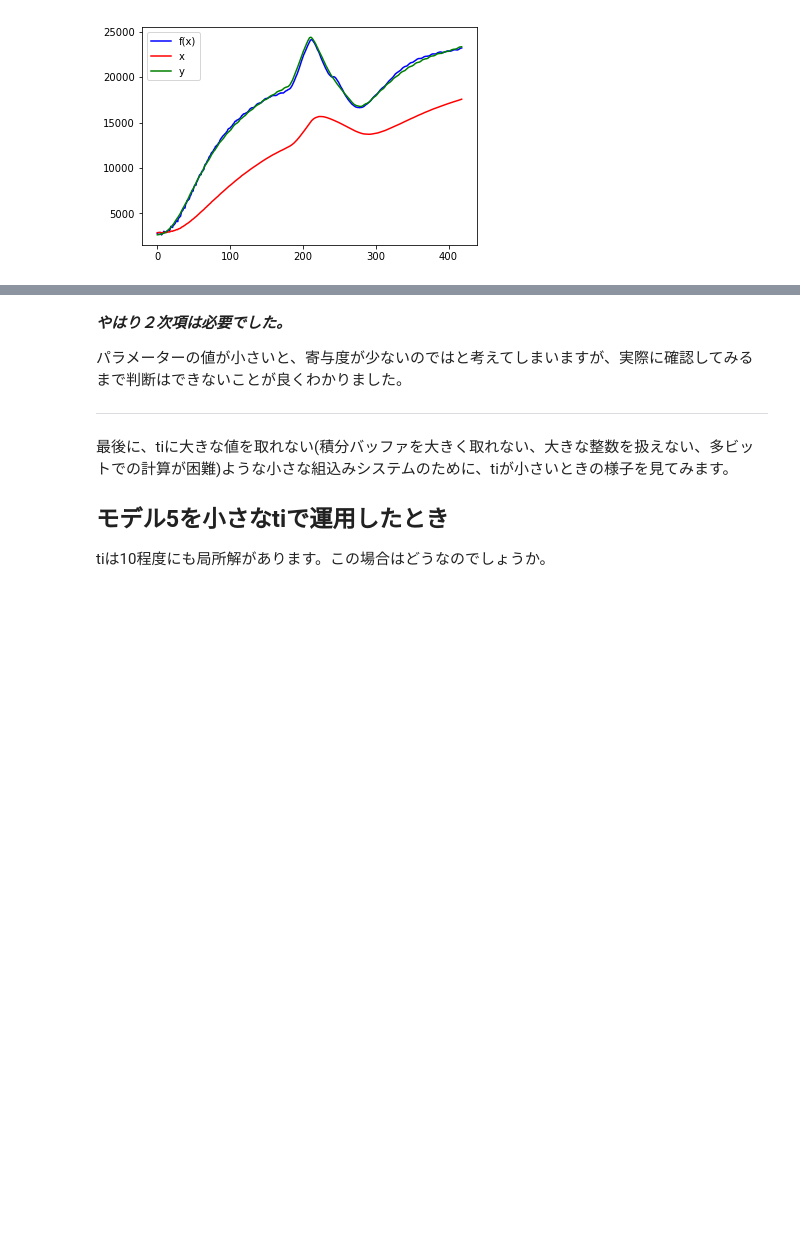
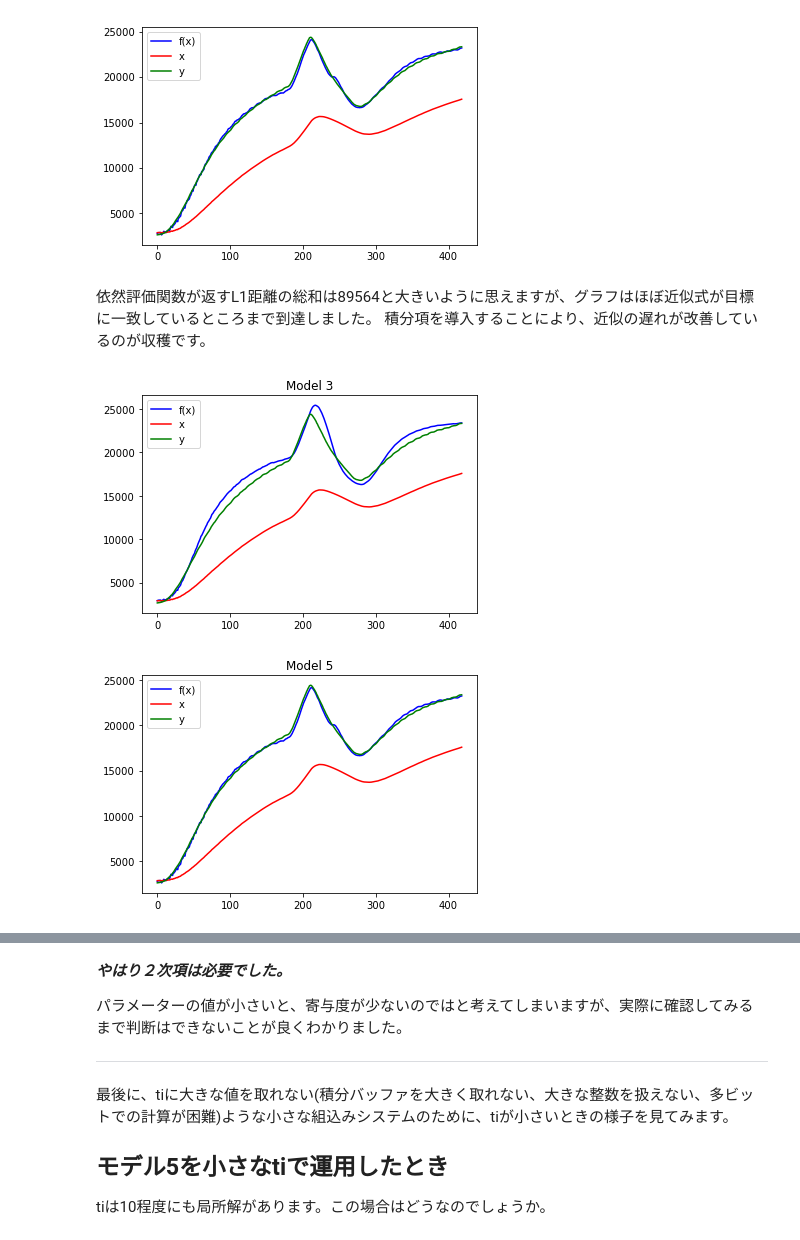
Before and after one commit to daisukelab/general-learning, a Jupyter notebook: Python example - simple parameter optimization.ipynb, the cells around one changed output, grey strips where cells are left out. Drawn from its saved outputs; the diff is of its cells as text; code cells hidden in the pictures; blank space fills up the shorter version.

```diff
--- a/Python example - simple parameter optimization.ipynb
+++ b/Python example - simple parameter optimization.ipynb
@@ -207,10 +210,12 @@ def solve_and_plot_by_td(td, f, x, y):
     # 遅れデータを作り
     xdelay = make_delayed(d=x, delay_step=td)
     # 最適化を計算し
-    _params = param_solver(f=f, x=(x, xdelay), y=y)
-    plot_all(f, (x, xdelay), y, _params)
+    params = param_solver(f=f, x=(x, xdelay), y=y)
+    # 可視化
+    plot_all(f, (x, xdelay), y, params)
+    return params
 
-solve_and_plot_by_td(final_td, f3, x, y)
+f3_params = solve_and_plot_by_td(final_td, f3, x, y)
 # %% [output]
 params = [ -3.56938479e-05   2.02134829e+00   1.78433928e+00  -2.62914982e+03]
 params_covariance = [[  1.41335136e-12  -2.83473596e-08   7.69752574e-09   1.03708164e-04]
@@ -330,10 +341,12 @@ def solve_and_plot_by_ti(ti, f, x, xdelay, y):
     # 積分データを作り
     xsum = integral(x, ti)
     # 最適化を計算し
-    _params = param_solver(f=f, x=(x, xdelay, xsum), y=y)
-    plot_all(f, (x, xdelay, xsum), y, _params)
+    params = param_solver(f=f, x=(x, xdelay, xsum), y=y)
+    # 可視化
+    plot_all(f, (x, xdelay, xsum), y, params)
+    return params
 
-solve_and_plot_by_ti(final_ti, f5, x, xdelay, y)
+f5_params = solve_and_plot_by_ti(final_ti, f5, x, xdelay, y)
 # %% [output]
 params = [ -3.03782209e-05   9.91815249e+00  -4.26387796e+00  -7.99927214e+00
   -2.47884462e+03]
@@ -350,4 +363,24 @@ params_covariance = [[  6.63718559e-13   3.34745759e-08  -2.98614480e-08  -4.669
 standad deviation errors =  [  8.14689241e-07   2.68067843e-01   1.88362568e-01   2.70382359e-01
    7.05755715e+01]
 [figure]
+# %% [markdown]
+依然評価関数が返すL1距離の総和は89564と大きいように思えますが、グラフはほぼ近似式が目標に一致しているところまで到達しました。
+積分項を導入することにより、近似の遅れが改善しているのが収穫です。
+# %%
+def plot_one(ax, f, x, y, params):
+    ax.plot(t, f(x, *params), 'b-', label="f(x)")
+    ax.plot(t, x if len(np.array(x).shape) == 1 else x[0], 'r-', label="x")
+    ax.plot(t, y, 'g-', label="y")
+    ax.legend()
+
+fig, ax = plt.subplots()
+plot_one(ax, f3, (x, xdelay), y, f3_params)
+plt.title('Model 3')
+fig, ax = plt.subplots()
+plot_one(ax, f5, (x, xdelay, integral(x, final_ti)), y, f5_params)
+plt.title('Model 5')
+plt.show()
+# %% [output]
+[figure, added]
+[figure, added]
 # %% [markdown]
```
Also changed, not shown: parts of 12 cells of this notebook.
